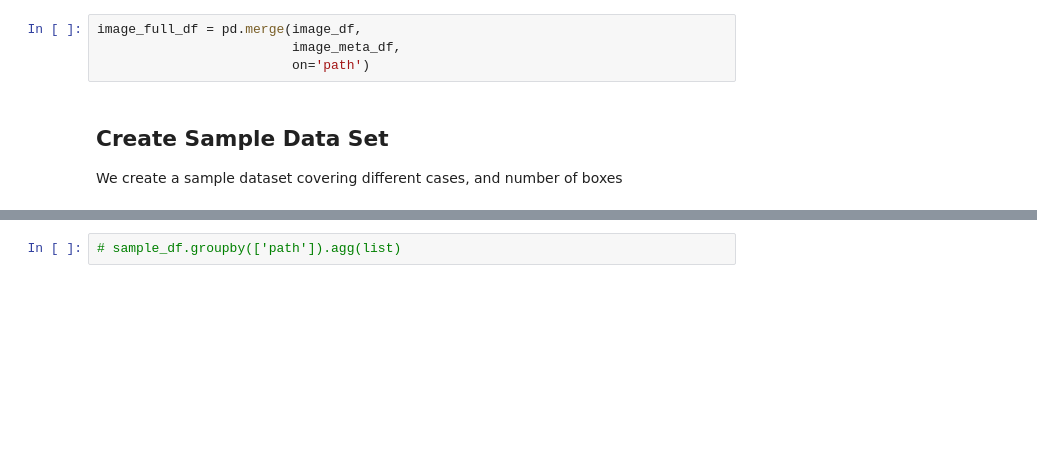
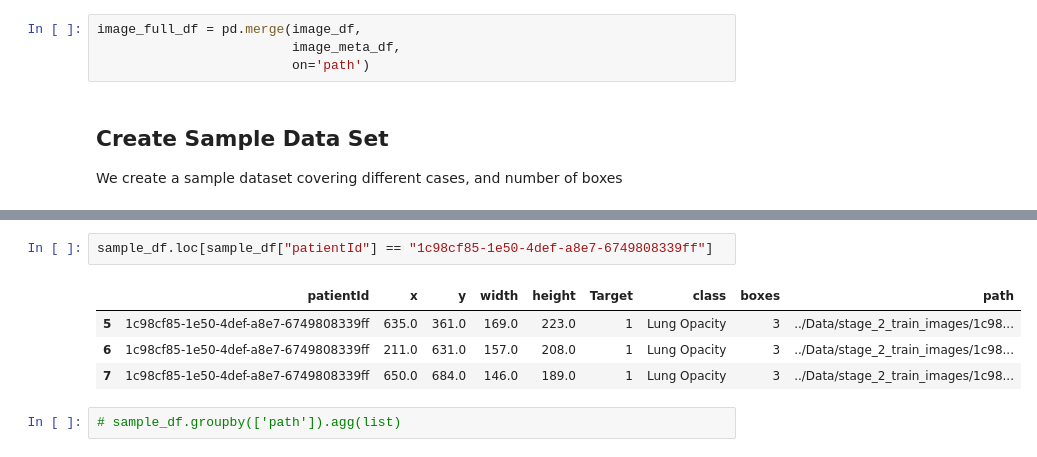
Before and after one commit to DmitriyAgafonov/INT20H_RSNA_Pneumonia_Detection_4NN, a Jupyter notebook: Notebooks/lung-opacity-overview.ipynb, the cells around one changed output, grey strips where cells are left out. Drawn from its saved outputs; the diff is of its cells as text; blank space fills up the shorter version.

```diff
--- a/Notebooks/lung-opacity-overview.ipynb
+++ b/Notebooks/lung-opacity-overview.ipynb
@@ -227,3 +278,10 @@ sample_df.head(10)
+# %%
+sample_df.loc[sample_df["patientId"] == "1c98cf85-1e50-4def-a8e7-6749808339ff"]
+# %% [output]
+|  | patientId | x | y | width | height | Target | class | boxes | path |
+| 5 | 1c98cf85-1e50-4def-a8e7-6749808339ff | 635.0 | 361.0 | 169.0 | 223.0 | 1 | Lung Opacity | 3 | ../Data/stage_2_train_images/1c98... |
+| 6 | 1c98cf85-1e50-4def-a8e7-6749808339ff | 211.0 | 631.0 | 157.0 | 208.0 | 1 | Lung Opacity | 3 | ../Data/stage_2_train_images/1c98... |
+| 7 | 1c98cf85-1e50-4def-a8e7-6749808339ff | 650.0 | 684.0 | 146.0 | 189.0 | 1 | Lung Opacity | 3 | ../Data/stage_2_train_images/1c98... |
 # %%
 # sample_df.groupby(['path']).agg(list)
 # %% [markdown]
```
Also changed, not shown: parts of 14 cells of this notebook.
